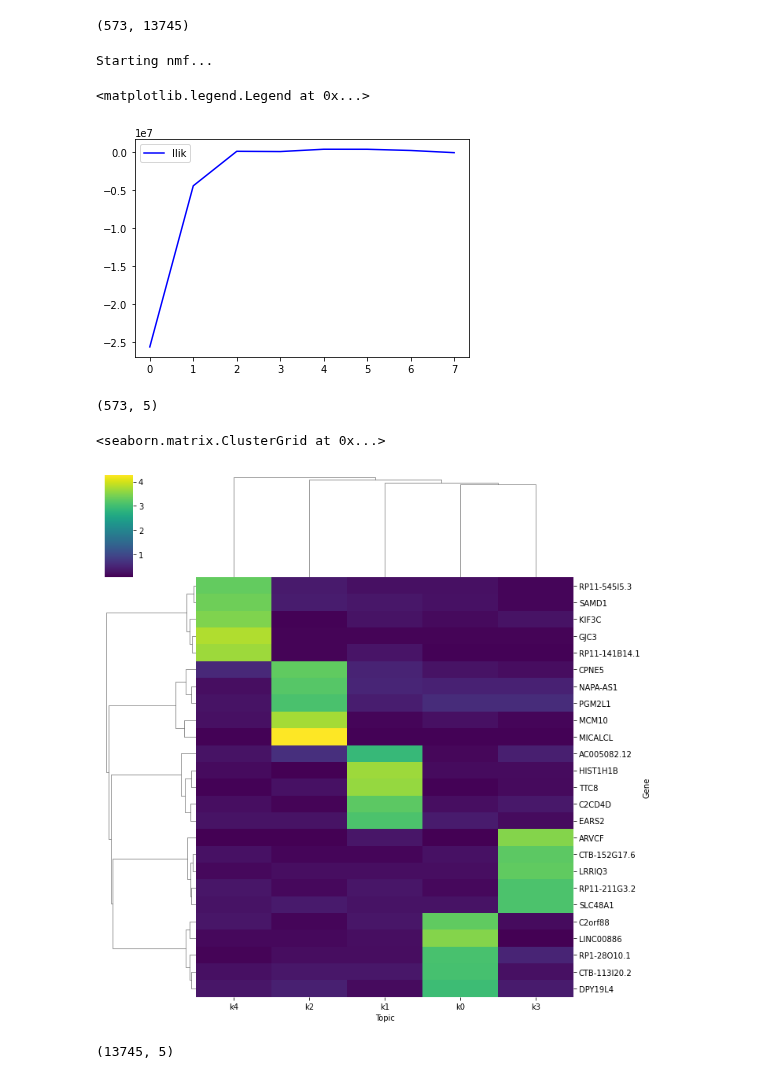
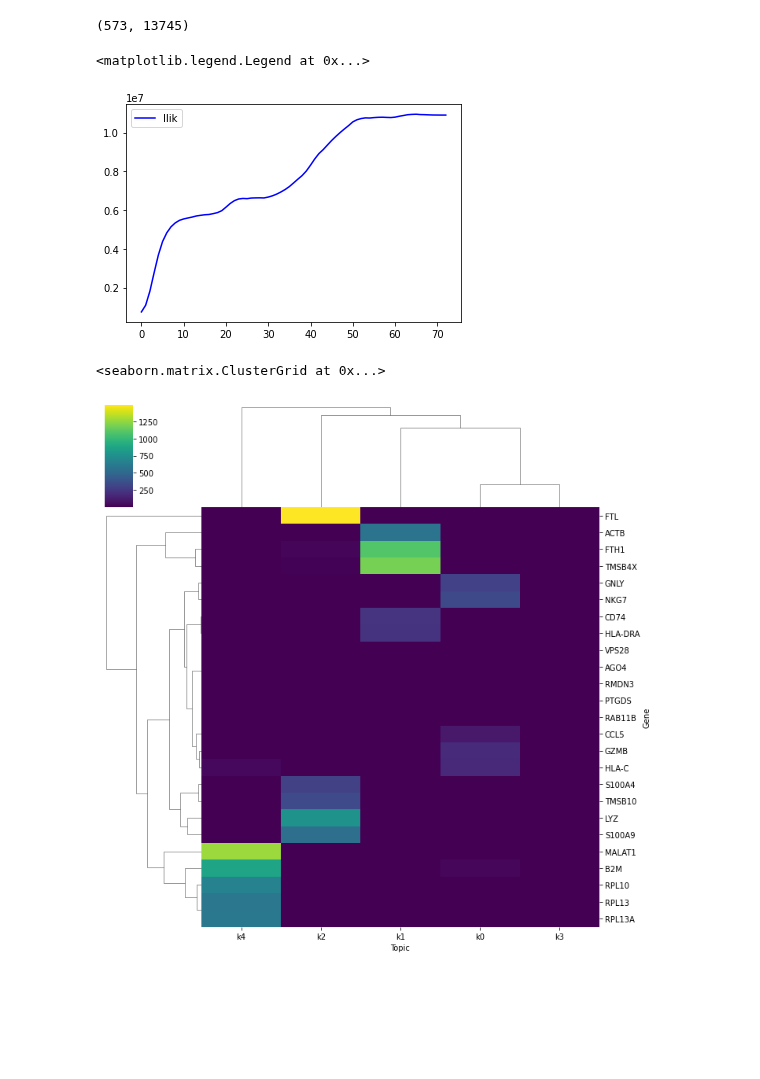
Before and after one commit to causalpathlab/asapp, a Jupyter notebook: examples/2_pbmc_data_asapc.ipynb, the cells around one changed output. Saved outputs shown, nothing was run; the diff lists cells and outputs as text; code cells hidden in the pictures; blank space fills up the shorter version.

```diff
--- a/examples/2_pbmc_data_asapc.ipynb
+++ b/examples/2_pbmc_data_asapc.ipynb
@@ -31,7 +31,7 @@ experiment_home = server+experiment
 experiment_config = read_config(experiment_home+'config.yaml')
 args = namedtuple('Struct',experiment_config.keys())(*experiment_config.values())
 
-dl = DataSet(data_ondisk=False)
+dl = DataSet(data_mode='sparse',data_ondisk=False)
 dl.config = args
 dl.initialize_path()
 dl.initialize_data()
@@ -51,31 +51,21 @@ asap.pbulk_mat.shape
 # %%
 
 K = 5
-nmfm = asapc.ASAPNMF(asap.pbulk_mat.T,K)
+nmfm = asapc.ASAPNMFAlt(asap.pbulk_mat.T,K)
 nmf = nmfm.run()
-# %% [output]
-Starting nmf...
 # %%
-plt.plot(nmf.C,'b',label='llik')
+plt.plot(nmf.llik_trace,'b',label='llik')
 plt.legend()
 # %% [output]
 <matplotlib.legend.Legend at 0x...>
-[figure, old version]
+[figure, new version]
-# %%
-nmf.B.shape
-# %% [output]
-(573, 5)
 # %%
-df_beta = pd.DataFrame(nmf.A.T)
+df_beta = pd.DataFrame(nmf.beta.T)
 df_beta.columns = dl.cols
 df_top = _topics.get_topic_top_genes(df_beta.iloc[:,:],top_n=5)
 df_top = df_top.pivot(index='Topic',columns='Gene',values='Proportion')
 sns.clustermap(df_top.T,cmap='viridis')
 # %% [output]
 <seaborn.matrix.ClusterGrid at 0x...>
-[figure, old version]
+[figure, new version]
-# %%
-nmf.A.shape
-# %% [output]
-(13745, 5)
 # %%
```
Also changed, not shown: parts of 4 cells of this notebook, 9 other files.
